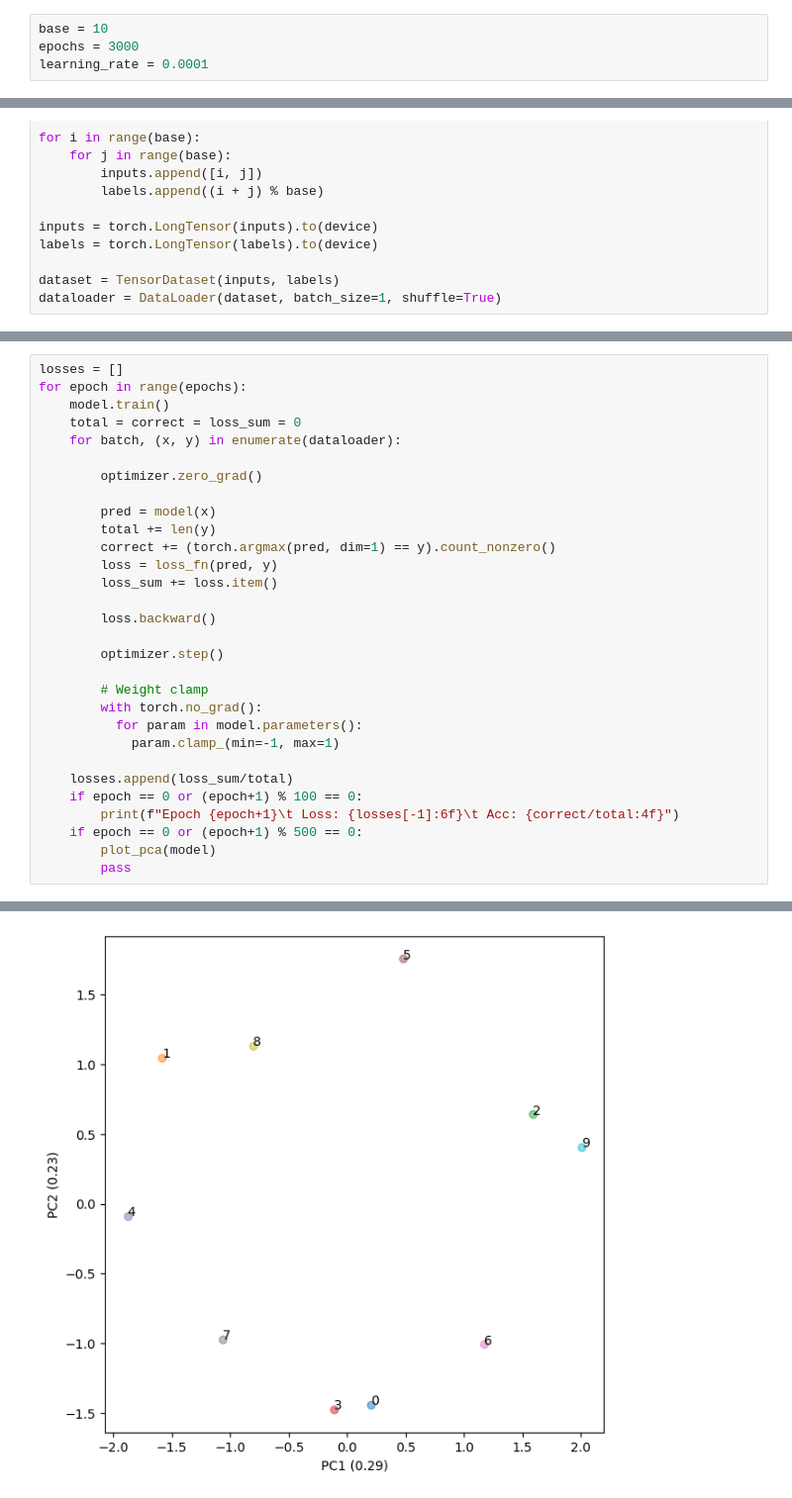
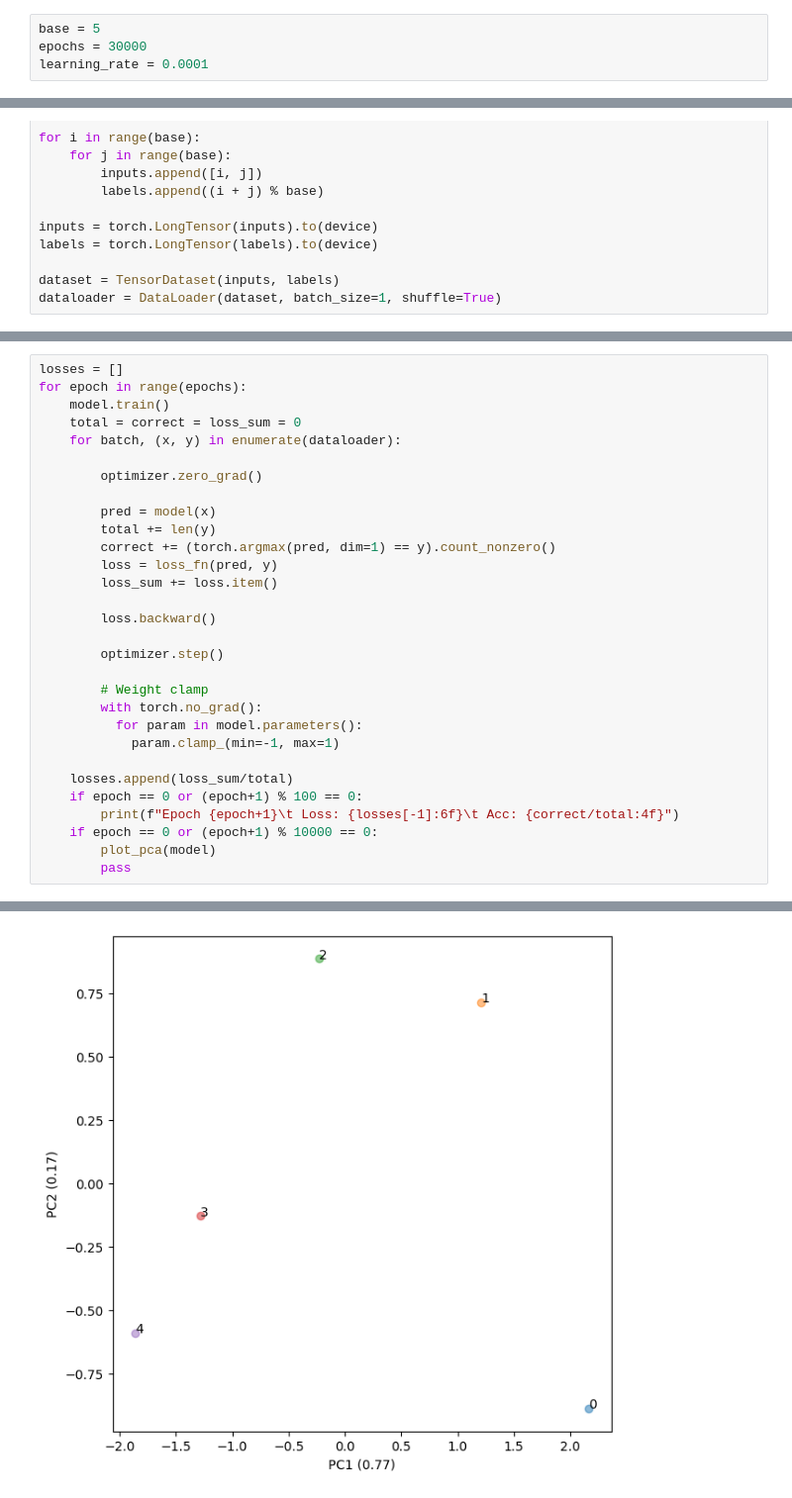
Before and after one commit to SewoongLee/addition_TF, a Jupyter notebook: addition_TF.ipynb, the cells around one changed output, grey strips where cells are left out. Shown at 99% size. Cells and saved outputs as stored; diff of their text form.

Commit message:
base5 iter30k

```diff
--- a/addition_TF.ipynb
+++ b/addition_TF.ipynb
@@ -25,8 +25,8 @@ def hm(data):
 # %% [markdown]
 ### Global
 # %%
-base = 10
-epochs = 3000
+base = 5
+epochs = 30000
 learning_rate = 0.0001
 # %%
 import torch
@@ -144,7 +150,7 @@ for epoch in range(epochs):
     losses.append(loss_sum/total)
     if epoch == 0 or (epoch+1) % 100 == 0:
         print(f"Epoch {epoch+1}\t Loss: {losses[-1]:6f}\t Acc: {correct/total:4f}")
-    if epoch == 0 or (epoch+1) % 500 == 0:
+    if epoch == 0 or (epoch+1) % 10000 == 0:
         plot_pca(model)
         pass
 # %% [output]
@@ -158 +176 @@ Epoch 500        Loss: 1.457728  Acc: 0.570000
-[figure, old version]
+[figure, new version]
```
Also changed, not shown: parts of 11 cells of this notebook.
